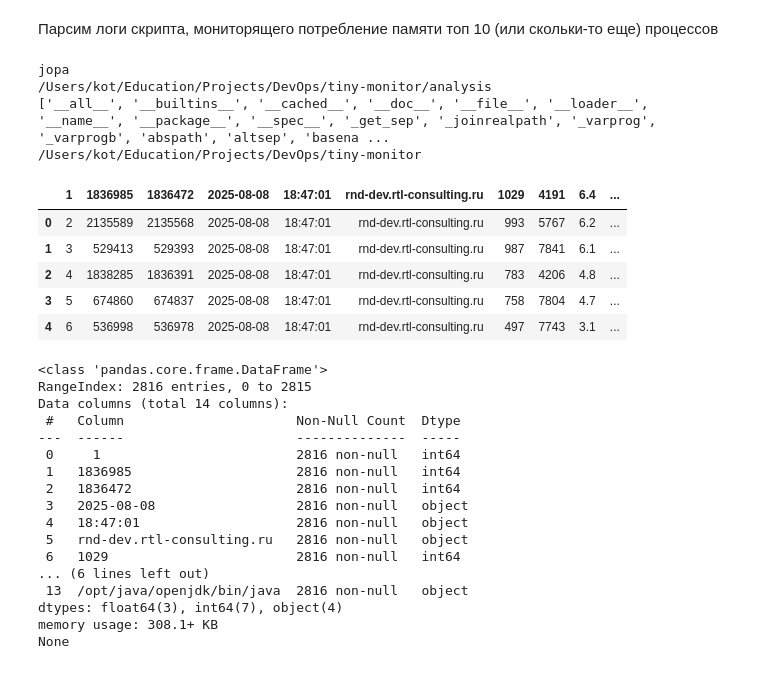
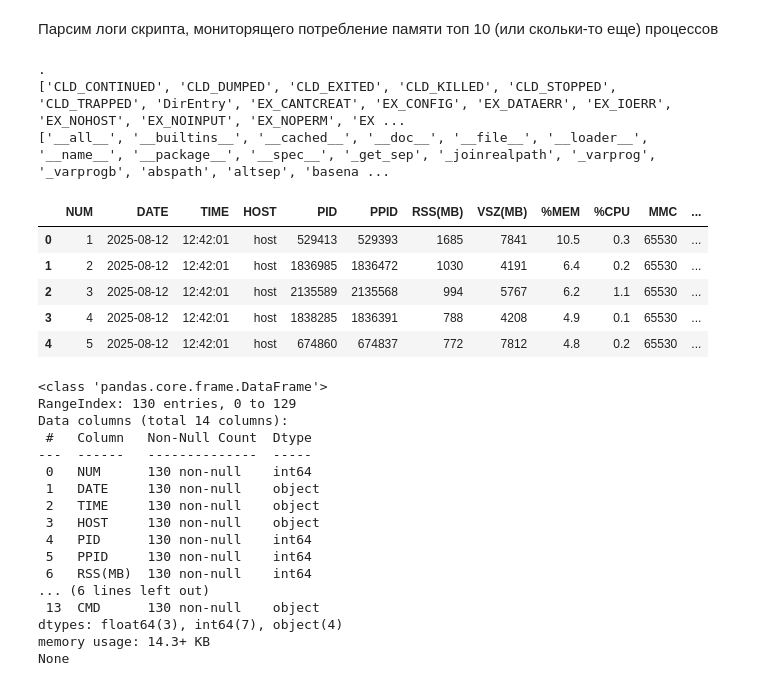
Before and after one commit to ihavelapki/tiny-monitor, a Jupyter notebook: analysis/tinymonitorplot.ipynb, the cells around one changed output. Saved outputs shown, nothing was run; the diff lists cells and outputs as text; code cells hidden in the pictures.

Commit message:
fixed title of the log file plus some changes in the analysis file

```diff
--- a/analysis/tinymonitorplot.ipynb
+++ b/analysis/tinymonitorplot.ipynb
@@ -10,47 +11,43 @@ import numpy as np
 # %%
 envfilepath = None
 if envfilepath is None:
-    print("jopa")
     vardirpath = os.getcwd()
-
-    #print(vardirpath)
-    print(os.getcwd())
-#     print(os.curdir())
-    # print(dir(os))
+    #print("getcwd:", vardirpath)
+    print(os.curdir)
+    print(dir(os))
     print(dir(os.path))
-    print(os.path.dirname(vardirpath))
+    #print(os.path.dirname(vardirpath))
 # %% [output]
-jopa
-/Users/kot/Education/Projects/DevOps/tiny-monitor/analysis
+.
+['CLD_CONTINUED', 'CLD_DUMPED', 'CLD_EXITED', 'CLD_KILLED', 'CLD_STOPPED', 'CLD_TRAPPED', 'DirEntry', 'EX_CANTCREAT', 'EX_CONFIG', 'EX_DATAERR', 'EX_IOERR', 'EX_NOHOST', 'EX_NOINPUT', 'EX_NOPERM', 'EX ...
 ['__all__', '__builtins__', '__cached__', '__doc__', '__file__', '__loader__', '__name__', '__package__', '__spec__', '_get_sep', '_joinrealpath', '_varprog', '_varprogb', 'abspath', 'altsep', 'basena ...
-/Users/kot/Education/Projects/DevOps/tiny-monitor
 # %%
-df = pd.read_csv('../var/log/2025-08-08_rnd-dev.rtl-consulting.ru_tinymonitor.csv', sep='|')
+df = pd.read_csv('../var/log/2025-08-12_host_tinymonitor.csv', sep='|')
 display(df.head())
 print(df.info())
 # %% [output]
-|  | 1 | 1836985 | 1836472 | 2025-08-08 | 18:47:01 | rnd-dev.rtl-consulting.ru | 1029 | 4191 | 6.4 | ... |
-| 0 | 2 | 2135589 | 2135568 | 2025-08-08 | 18:47:01 | rnd-dev.rtl-consulting.ru | 993 | 5767 | 6.2 | ... |
-| 1 | 3 | 529413 | 529393 | 2025-08-08 | 18:47:01 | rnd-dev.rtl-consulting.ru | 987 | 7841 | 6.1 | ... |
-| 2 | 4 | 1838285 | 1836391 | 2025-08-08 | 18:47:01 | rnd-dev.rtl-consulting.ru | 783 | 4206 | 4.8 | ... |
-| 3 | 5 | 674860 | 674837 | 2025-08-08 | 18:47:01 | rnd-dev.rtl-consulting.ru | 758 | 7804 | 4.7 | ... |
-| 4 | 6 | 536998 | 536978 | 2025-08-08 | 18:47:01 | rnd-dev.rtl-consulting.ru | 497 | 7743 | 3.1 | ... |
+|  | NUM | DATE | TIME | HOST | PID | PPID | RSS(MB) | VSZ(MB) | %MEM | %CPU | MMC | ... |
+| 0 | 1 | 2025-08-12 | 12:42:01 | host | 529413 | 529393 | 1685 | 7841 | 10.5 | 0.3 | 65530 | ... |
+| 1 | 2 | 2025-08-12 | 12:42:01 | host | 1836985 | 1836472 | 1030 | 4191 | 6.4 | 0.2 | 65530 | ... |
+| 2 | 3 | 2025-08-12 | 12:42:01 | host | 2135589 | 2135568 | 994 | 5767 | 6.2 | 1.1 | 65530 | ... |
+| 3 | 4 | 2025-08-12 | 12:42:01 | host | 1838285 | 1836391 | 788 | 4208 | 4.9 | 0.1 | 65530 | ... |
+| 4 | 5 | 2025-08-12 | 12:42:01 | host | 674860 | 674837 | 772 | 7812 | 4.8 | 0.2 | 65530 | ... |
 <class 'pandas.core.frame.DataFrame'>
-RangeIndex: 2816 entries, 0 to 2815
+RangeIndex: 130 entries, 0 to 129
 Data columns (total 14 columns):
- #   Column                      Non-Null Count  Dtype
----  ------                      --------------  -----
- 0     1                         2816 non-null   int64
- 1   1836985                     2816 non-null   int64
- 2   1836472                     2816 non-null   int64
- 3   2025-08-08                  2816 non-null   object
- 4   18:47:01                    2816 non-null   object
- 5   rnd-dev.rtl-consulting.ru   2816 non-null   object
- 6   1029                        2816 non-null   int64
+ #   Column   Non-Null Count  Dtype
+---  ------   --------------  -----
+ 0   NUM      130 non-null    int64
+ 1   DATE     130 non-null    object
+ 2   TIME     130 non-null    object
+ 3   HOST     130 non-null    object
+ 4   PID      130 non-null    int64
+ 5   PPID     130 non-null    int64
+ 6   RSS(MB)  130 non-null    int64
 ... (6 lines left out)
- 13  /opt/java/openjdk/bin/java  2816 non-null   object
+ 13  CMD      130 non-null    object
 dtypes: float64(3), int64(7), object(4)
-memory usage: 308.1+ KB
+memory usage: 14.3+ KB
 None
 # %%
 df2 = df.copy()
```
Also changed, not shown: parts of 10 cells of this notebook, 2 other files.
